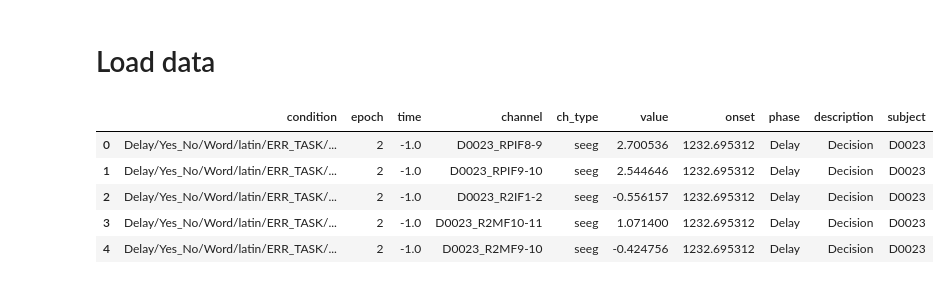
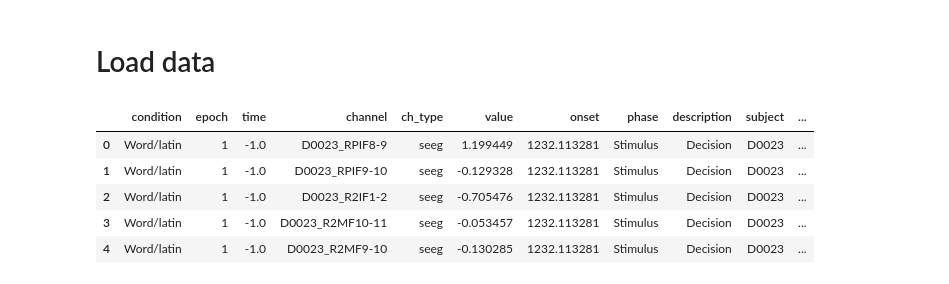
Before and after one commit to shinanlin/insula, a Jupyter notebook: notebooks/RT.ipynb, the cells around one changed output. Drawn from its saved outputs; the diff is of its cells as text; code cells hidden in the pictures.

```diff
--- a/notebooks/RT.ipynb
+++ b/notebooks/RT.ipynb
@@ -193,7 +188,7 @@ bids_root = '/cwork/ns458/BIDS-1.0_LexicalDecRepDelay/BIDS/'
 # %%
 # load label array
 mne.set_log_level('WARNING')
-phases = ['Delay', 'Go', 'Response']
+phases = ['Stimulus','Delay', 'Go', 'Response']
 conditions = ['Decision','Repeat']
 
 epos = []
@@ -206,45 +201,50 @@ subset = HGAs[
     &(HGAs.task=='LexicalDelay')
 ]
 
-for phase in tqdm(phases):
 
-    for sub in subset.subject.unique():
+for sub in tqdm(subset.subject.unique()):
+
+    for phase in phases:
 
         picks = subset[subset.subject==sub].channel.unique().tolist()
 
         pt = BIDSPath(
             root=os.path.join(bids_root, 'derivatives', 'epoch(bipolar)'),
             subject=sub,
             datatype='epoch(band)(zscore)',
             processing=phase,
             suffix='highgamma',
             extension='.h5',
             check=False
         )
 
         for condition in conditions:
             epo_path = pt.update(description=condition).match()[0]
             dc_epo = mne.read_epochs(epo_path, verbose='error')
             onset = dc_epo.events[:, 0] / 2048
             dc_epo.metadata = pd.DataFrame({'onset': onset}, index=dc_epo.selection)
             dc_epo.pick(picks)
             df = dc_epo.to_data_frame(long_format=True, scalings={'seeg': 1}, verbose=False)
             meta = dc_epo.metadata.reset_index(names='epoch')  # epoch == selection
             df = df.merge(meta, on='epoch', how='left')
 
             df['phase'] = phase
             df['description'] = condition
             df['subject'] = sub
-            # df['meta'] = df['condition'].str.rsplit('/', n=1).str[-1]
-            # df['condition'] = df['condition'].str.rsplit('/', n=1).str[0]
+            df['remark'] = df['condition'].str.split('/').str[4:].str.join('/')
+            df['condition'] = df['condition'].str.split('/').str[2:4].str.join('/')
+
             epos.append(df)
 
+    break
 epos = pd.concat(epos, ignore_index=True)
+# only keep the correct trials
+# epos = epos[epos.remark=='CORRECT']
 epos.head()
 # %% [output]
-|  | condition | epoch | time | channel | ch_type | value | onset | phase | description | subject |
-| 0 | Delay/Yes_No/Word/latin/ERR_TASK/... | 2 | -1.0 | D0023_RPIF8-9 | seeg | 2.700536 | 1232.695312 | Delay | Decision | D0023 |
-| 1 | Delay/Yes_No/Word/latin/ERR_TASK/... | 2 | -1.0 | D0023_RPIF9-10 | seeg | 2.544646 | 1232.695312 | Delay | Decision | D0023 |
-| 2 | Delay/Yes_No/Word/latin/ERR_TASK/... | 2 | -1.0 | D0023_R2IF1-2 | seeg | -0.556157 | 1232.695312 | Delay | Decision | D0023 |
-| 3 | Delay/Yes_No/Word/latin/ERR_TASK/... | 2 | -1.0 | D0023_R2MF10-11 | seeg | 1.071400 | 1232.695312 | Delay | Decision | D0023 |
-| 4 | Delay/Yes_No/Word/latin/ERR_TASK/... | 2 | -1.0 | D0023_R2MF9-10 | seeg | -0.424756 | 1232.695312 | Delay | Decision | D0023 |
+|  | condition | epoch | time | channel | ch_type | value | onset | phase | description | subject | ... |
+| 0 | Word/latin | 1 | -1.0 | D0023_RPIF8-9 | seeg | 1.199449 | 1232.113281 | Stimulus | Decision | D0023 | ... |
+| 1 | Word/latin | 1 | -1.0 | D0023_RPIF9-10 | seeg | -0.129328 | 1232.113281 | Stimulus | Decision | D0023 | ... |
+| 2 | Word/latin | 1 | -1.0 | D0023_R2IF1-2 | seeg | -0.705476 | 1232.113281 | Stimulus | Decision | D0023 | ... |
+| 3 | Word/latin | 1 | -1.0 | D0023_R2MF10-11 | seeg | -0.053457 | 1232.113281 | Stimulus | Decision | D0023 | ... |
+| 4 | Word/latin | 1 | -1.0 | D0023_R2MF9-10 | seeg | -0.130285 | 1232.113281 | Stimulus | Decision | D0023 | ... |
```
Also changed, not shown: parts of 9 cells of this notebook.
